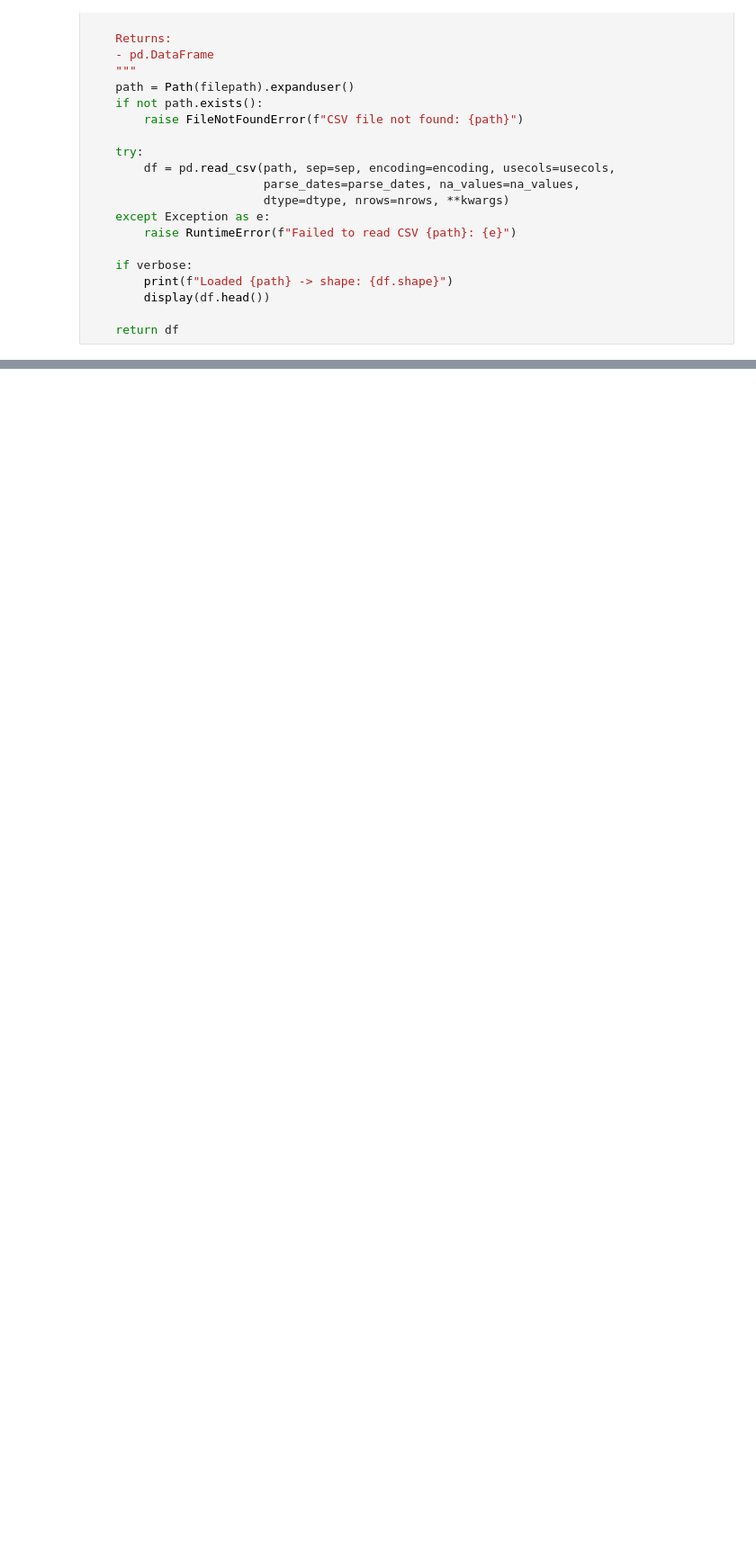
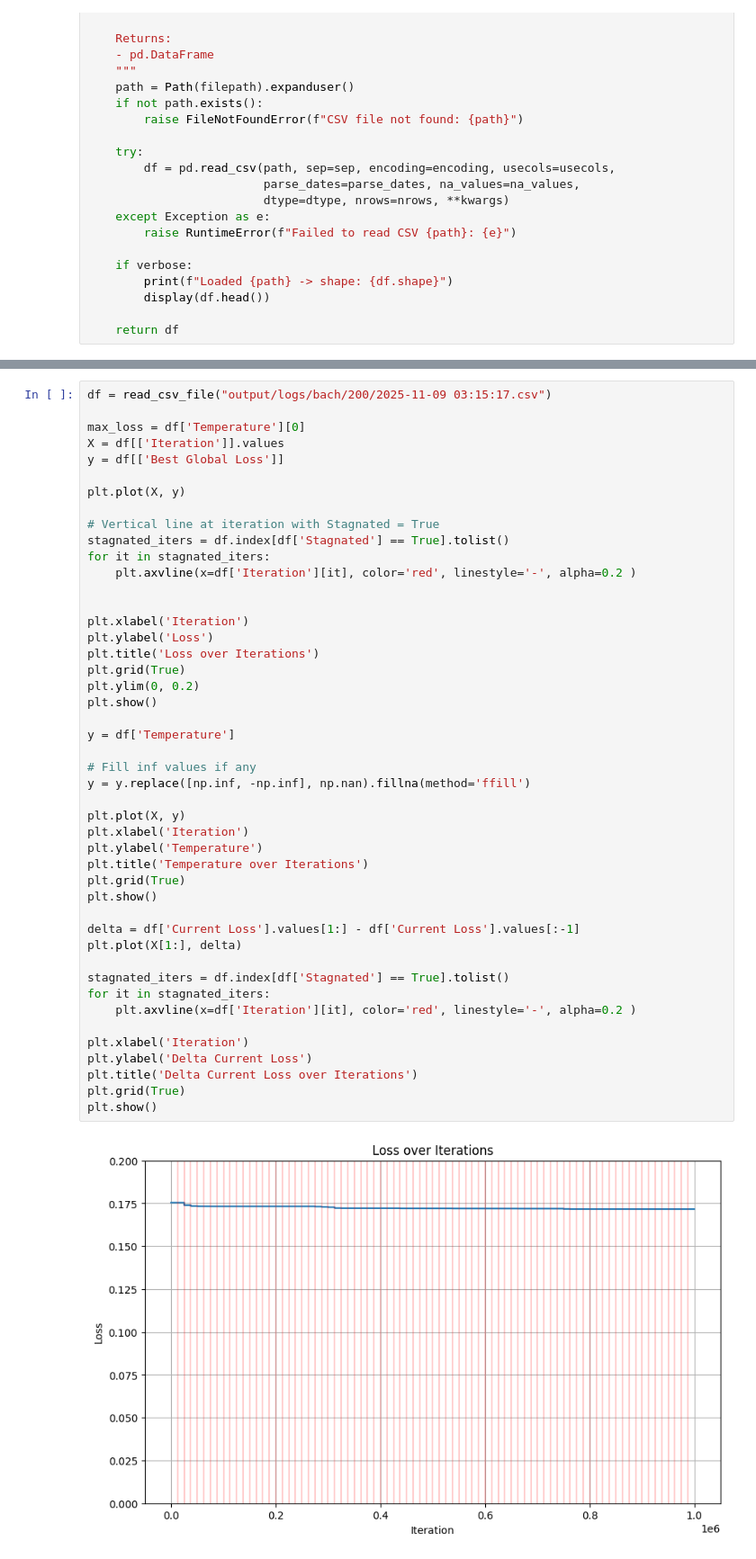
Before and after one commit to marcorepetto/Proyecto-Base-IA-2025-2, a Jupyter notebook: results_analysis.ipynb, the cells around one changed output, grey strips where cells are left out. Shown at 90% size. Drawn from its saved outputs; the diff is of its cells as text; blank space fills up the shorter version.

```diff
--- a/results_analysis.ipynb
+++ b/results_analysis.ipynb
@@ -81,0 +63,48 @@ plt.show()
+# %%
+df = read_csv_file("output/logs/bach/200/2025-11-09 03:15:17.csv")
+
+max_loss = df['Temperature'][0]
+X = df[['Iteration']].values
+y = df[['Best Global Loss']]
+
+plt.plot(X, y)
+
+# Vertical line at iteration with Stagnated = True
+stagnated_iters = df.index[df['Stagnated'] == True].tolist()
+for it in stagnated_iters:
+    plt.axvline(x=df['Iteration'][it], color='red', linestyle='-', alpha=0.2 )
+
+
+plt.xlabel('Iteration')
+plt.ylabel('Loss')
+plt.title('Loss over Iterations')
+plt.grid(True)
+plt.ylim(0, 0.2)
+plt.show()
+
+y = df['Temperature']
+
+# Fill inf values if any
+y = y.replace([np.inf, -np.inf], np.nan).fillna(method='ffill')
+
+plt.plot(X, y)
+plt.xlabel('Iteration')
+plt.ylabel('Temperature')
+plt.title('Temperature over Iterations')
+plt.grid(True)
+plt.show()
+
+delta = df['Current Loss'].values[1:] - df['Current Loss'].values[:-1]
+plt.plot(X[1:], delta)
+
+stagnated_iters = df.index[df['Stagnated'] == True].tolist()
+for it in stagnated_iters:
+    plt.axvline(x=df['Iteration'][it], color='red', linestyle='-', alpha=0.2 )
+
+plt.xlabel('Iteration')
+plt.ylabel('Delta Current Loss')
+plt.title('Delta Current Loss over Iterations')
+plt.grid(True)
+plt.show()
+# %% [output]
+[figure, added]
```
Also changed, not shown: parts of 11 cells of this notebook, 2 other files.
